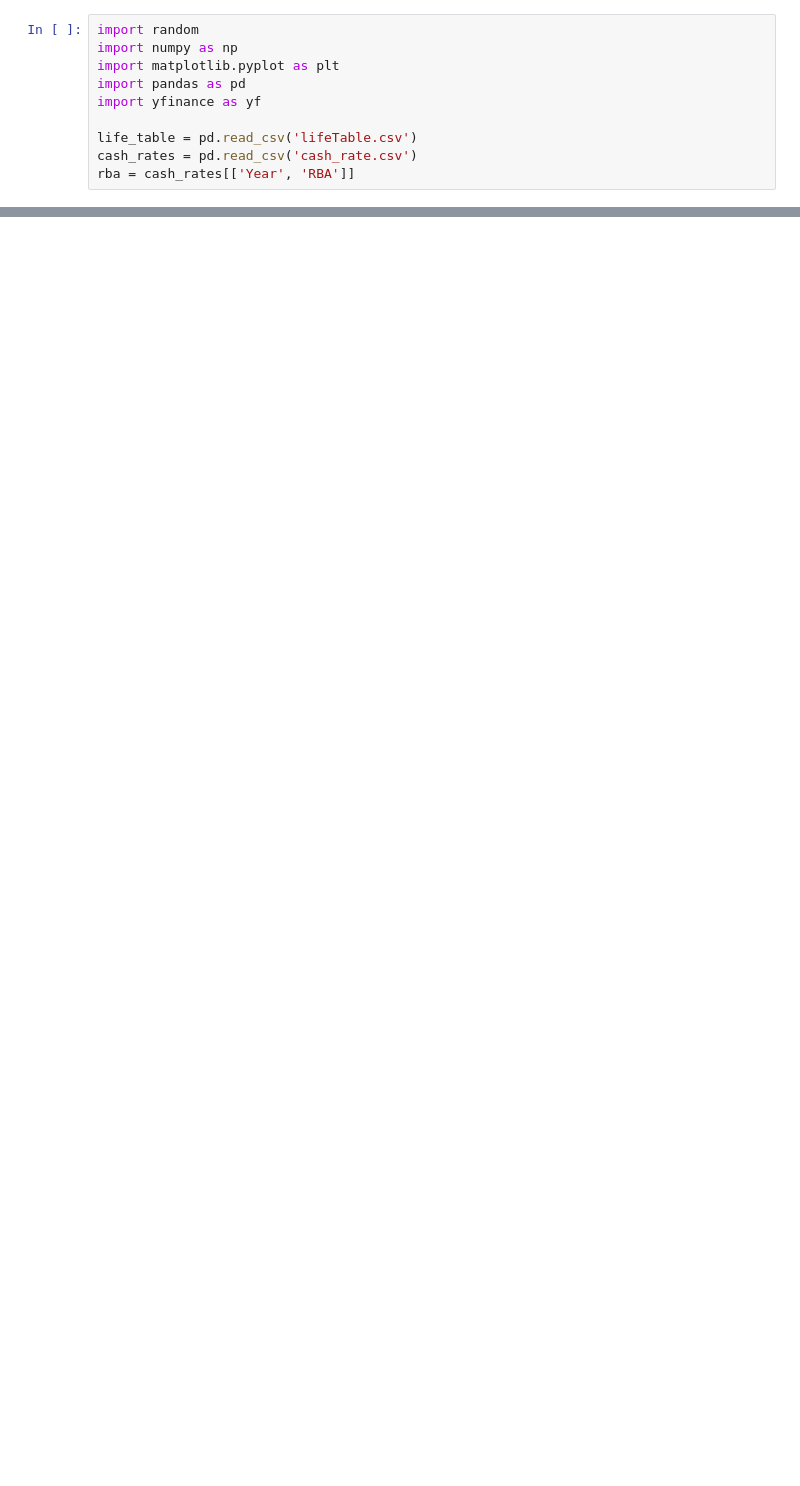
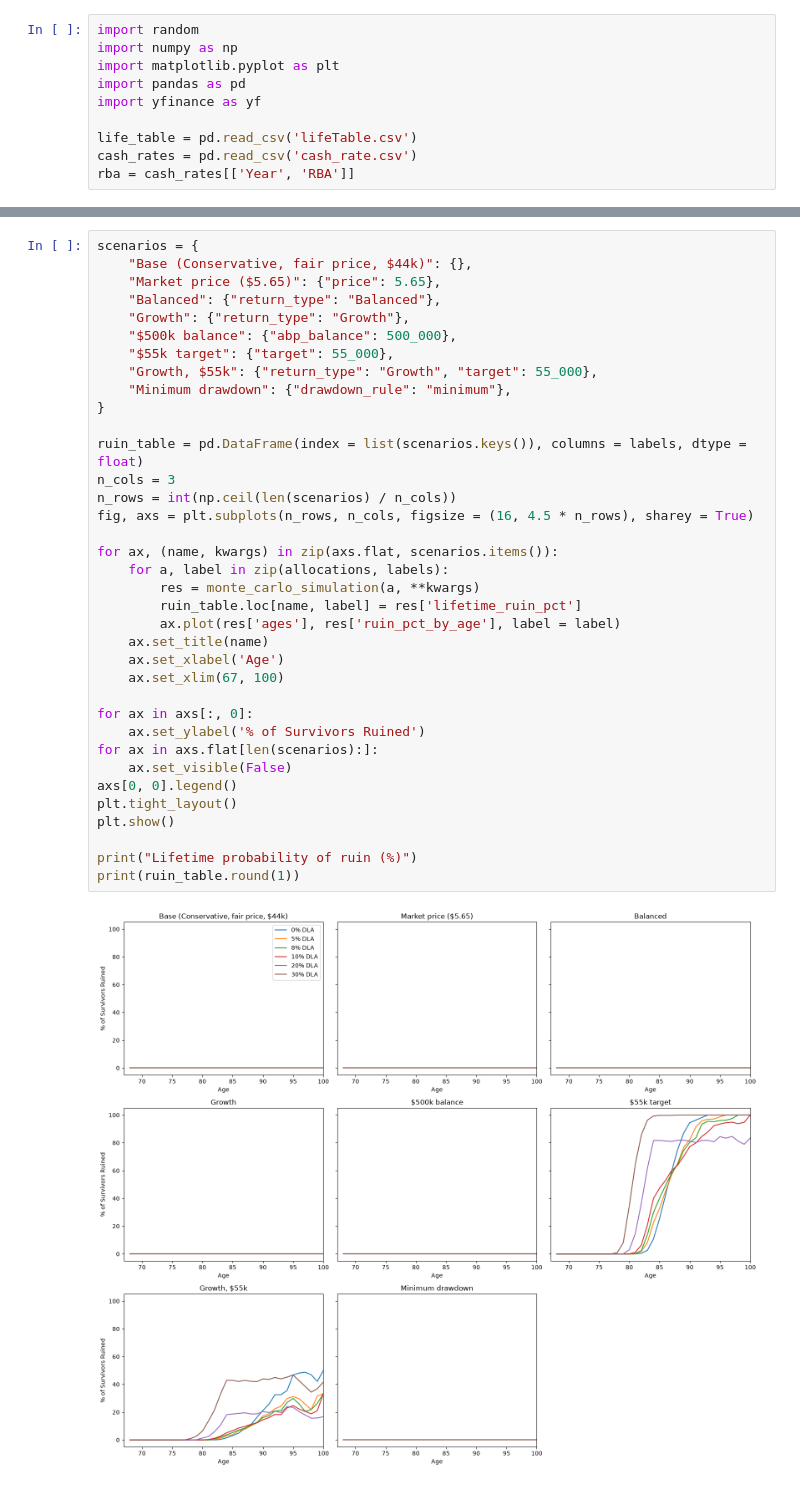
Before and after one commit to bennguyen9034/dla_monte_carlo, a Jupyter notebook: simulations.ipynb, the cells around one changed output, grey strips where cells are left out. Drawn from its saved outputs; the diff is of its cells as text; blank space fills up the shorter version.

```diff
--- a/simulations.ipynb
+++ b/simulations.ipynb
@@ -226,0 +352,38 @@ Person-years below threshold, DLA: 1
+# %%
+scenarios = {
+    "Base (Conservative, fair price, $44k)": {},
+    "Market price ($5.65)": {"price": 5.65},
+    "Balanced": {"return_type": "Balanced"},
+    "Growth": {"return_type": "Growth"},
+    "$500k balance": {"abp_balance": 500_000},
+    "$55k target": {"target": 55_000},
+    "Growth, $55k": {"return_type": "Growth", "target": 55_000},
+    "Minimum drawdown": {"drawdown_rule": "minimum"},
+}
+
+ruin_table = pd.DataFrame(index = list(scenarios.keys()), columns = labels, dtype = float)
+n_cols = 3
+n_rows = int(np.ceil(len(scenarios) / n_cols))
+fig, axs = plt.subplots(n_rows, n_cols, figsize = (16, 4.5 * n_rows), sharey = True)
+
+for ax, (name, kwargs) in zip(axs.flat, scenarios.items()):
+    for a, label in zip(allocations, labels):
+        res = monte_carlo_simulation(a, **kwargs)
+        ruin_table.loc[name, label] = res['lifetime_ruin_pct']
+        ax.plot(res['ages'], res['ruin_pct_by_age'], label = label)
+    ax.set_title(name)
+    ax.set_xlabel('Age')
+    ax.set_xlim(67, 100)
+
+for ax in axs[:, 0]:
+    ax.set_ylabel('% of Survivors Ruined')
+for ax in axs.flat[len(scenarios):]:
+    ax.set_visible(False)
+axs[0, 0].legend()
+plt.tight_layout()
+plt.show()
+
+print("Lifetime probability of ruin (%)")
+print(ruin_table.round(1))
+# %% [output]
+[figure, added]
```
Also changed, not shown: parts of 11 cells of this notebook.
